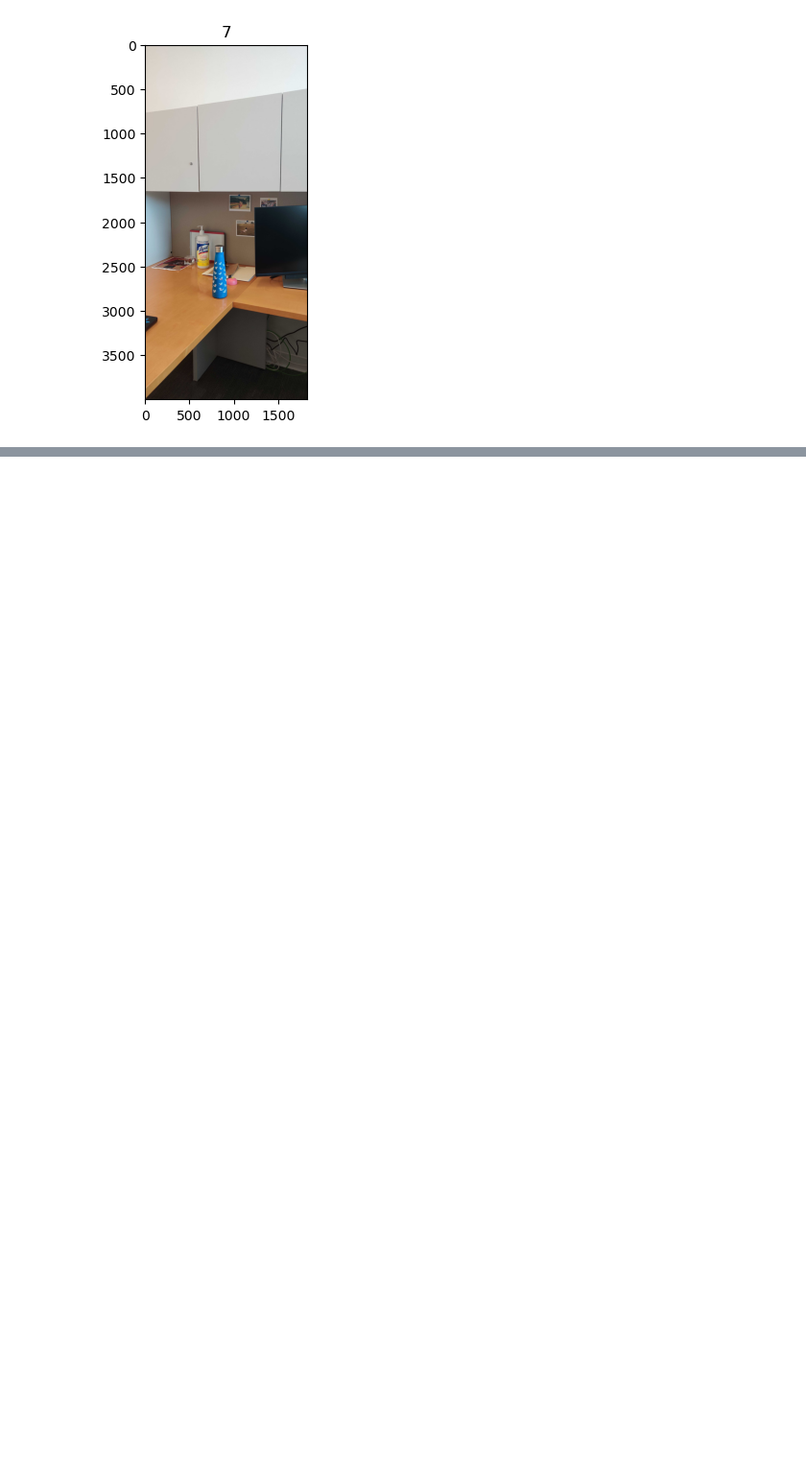
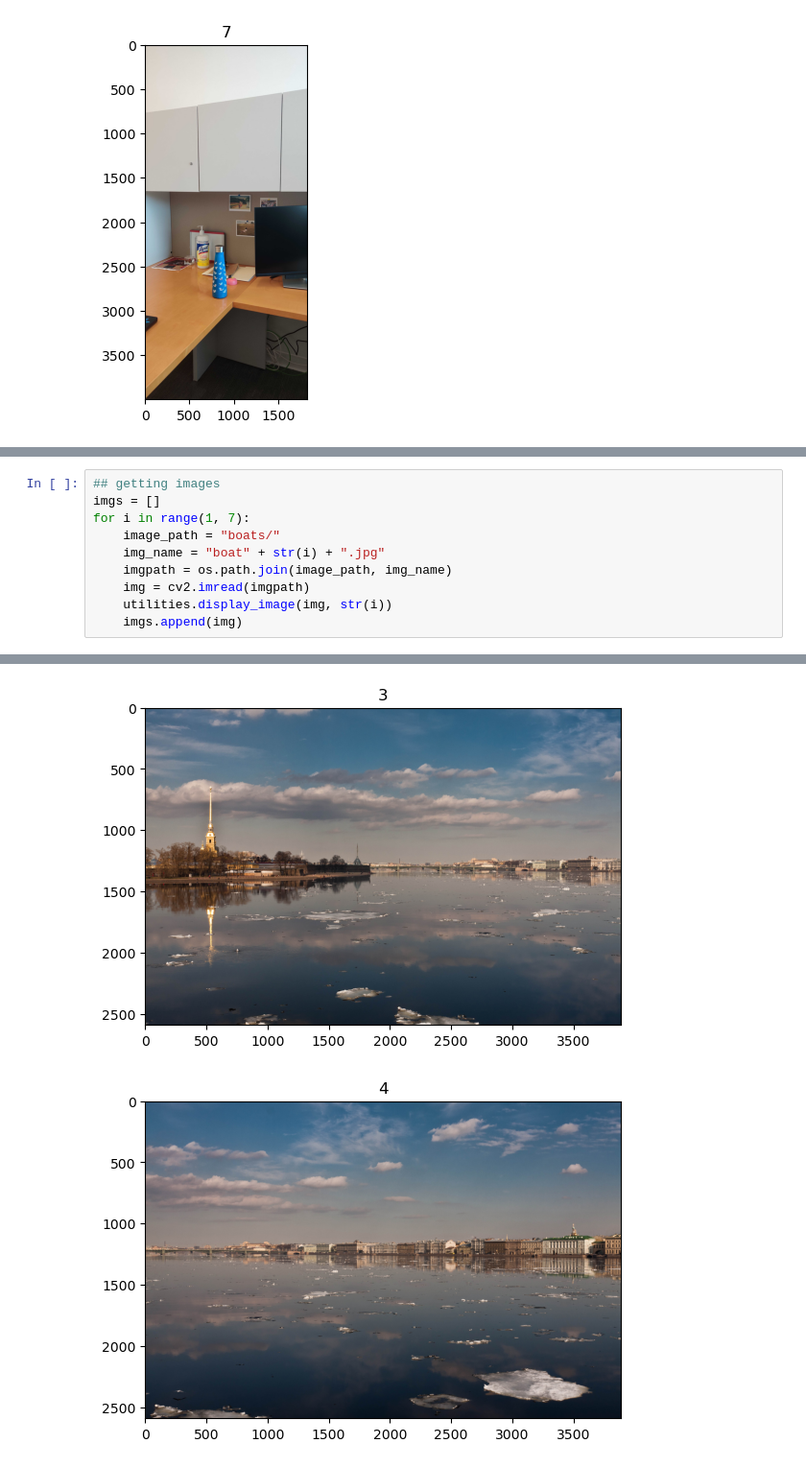
Before and after one commit to JasonIngham24/ComputerVision_HomeLabs, a Jupyter notebook: Practical 4/practical03.ipynb, the cells around one changed output, grey strips where cells are left out. Shown at 96% size. Cells and saved outputs as stored; diff of their text form; blank space fills up the shorter version.

```diff
--- a/Practical 4/practical03.ipynb
+++ b/Practical 4/practical03.ipynb
@@ -129,0 +149,11 @@ for i in range(1,8):
+# %%
+## getting images
+imgs = []
+for i in range(1, 7):
+    image_path = "boats/"
+    img_name = "boat" + str(i) + ".jpg"
+    imgpath = os.path.join(image_path, img_name)
+    img = cv2.imread(imgpath)
+    utilities.display_image(img, str(i))
+    imgs.append(img)
+# %% [output]
@@ -129,0 +162,2 @@ for i in range(1,8):
+[figure, added]
+[figure, added]
```
Also changed, not shown: parts of 9 cells of this notebook, 2 other files.
